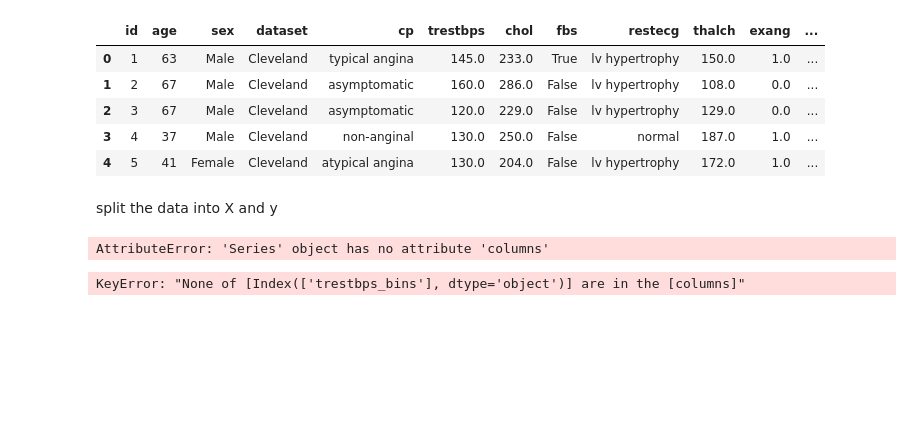
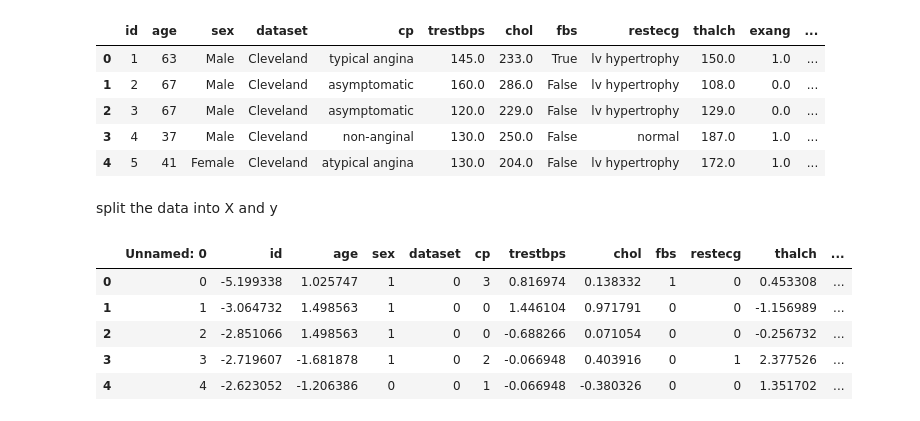
Before and after one commit to Chethanpatel/BreakingBug-ML, a Jupyter notebook: breakingbug.ipynb, the cells around one changed output. Saved outputs shown, nothing was run; the diff lists cells and outputs as text; code cells hidden in the pictures; blank space fills up the shorter version.

```diff
--- a/breakingbug.ipynb
+++ b/breakingbug.ipynb
@@ -934,50 +901,39 @@ Y = df['num']
-# %%
-"""encode X data using separate label encoder for all categorical columns and save it for inverse transform"""
-# Task: Separate Encoder for all categorical and object columns and inverse transform at the end.
-Label_Encoder = LabelEncoder()
-for cols in Y.columns:
-    if Y[col].dtype == 'object' :
-        Y[col] = onehotencoder.fit_transform(Y[col].astype(str))
-    else:
-        pass
-
-
-# split the data into train and test
-X_train, X_test, y_train, y_test = train_test_split(X, y, test_size=0.1, random_state=42)
-
-#Feature engineering
-# %% [output]
-AttributeError: 'Series' object has no attribute 'columns'
 # %%
+df = pd.read_csv("cleaned.csv")
 # lets encode the sex column using label encoder
 le_sex=LabelEncoder()
 df['sex']=le_sex.fit_transform(df[['sex']])
 # lets encode the dataset column using label encoder
 le_dataset=LabelEncoder()
 df['dataset']=le_dataset.fit_transform(df[['dataset']])
 # lets encode the cp column using label encoder
 le_cp=LabelEncoder()
 df['cp']=le_cp.fit_transform(df[['cp']])
 # lets encode the fbs column using label encoder
 le_fbs=LabelEncoder()
 df['fbs']=le_fbs.fit_transform(df[['fbs']])
 # lets encode the trestecg column using label encoder
 le_restecg=LabelEncoder()
 df['restecg']=le_restecg.fit_transform(df[['restecg']])
 # lets encode the exang column using label encoder
 le_exang=LabelEncoder()
 df['exang']=le_exang.fit_transform(df[['exang']])
 # lets encode the slope column using label encoder
 le_slope=LabelEncoder()
 df['slope']=le_slope.fit_transform(df[['slope']])
 # lets encode the thal column using label encoder
 le_thal=LabelEncoder()
 df['thal']=le_thal.fit_transform(df[['thal']])
 # lets encode the trest_bins column using label encoder
 le_trestbps_bins=LabelEncoder()
 df['trestbps_bins']=le_trestbps_bins.fit_transform(df[['trestbps_bins']])
 le_num_bins=LabelEncoder()
 df['num_bins']=le_trestbps_bins.fit_transform(df[['num_bins']])
 df.head()
 # %% [output]
-KeyError: "None of [Index(['trestbps_bins'], dtype='object')] are in the [columns]"
+|  | Unnamed: 0 | id | age | sex | dataset | cp | trestbps | chol | fbs | restecg | thalch | ... |
+| 0 | 0 | -5.199338 | 1.025747 | 1 | 0 | 3 | 0.816974 | 0.138332 | 1 | 0 | 0.453308 | ... |
+| 1 | 1 | -3.064732 | 1.498563 | 1 | 0 | 0 | 1.446104 | 0.971791 | 0 | 0 | -1.156989 | ... |
+| 2 | 2 | -2.851066 | 1.498563 | 1 | 0 | 0 | -0.688266 | 0.071054 | 0 | 0 | -0.256732 | ... |
+| 3 | 3 | -2.719607 | -1.681878 | 1 | 0 | 2 | -0.066948 | 0.403916 | 0 | 1 | 2.377526 | ... |
+| 4 | 4 | -2.623052 | -1.206386 | 0 | 0 | 1 | -0.066948 | -0.380326 | 0 | 0 | 1.351702 | ... |
```
Also changed, not shown: parts of 26 cells of this notebook.
